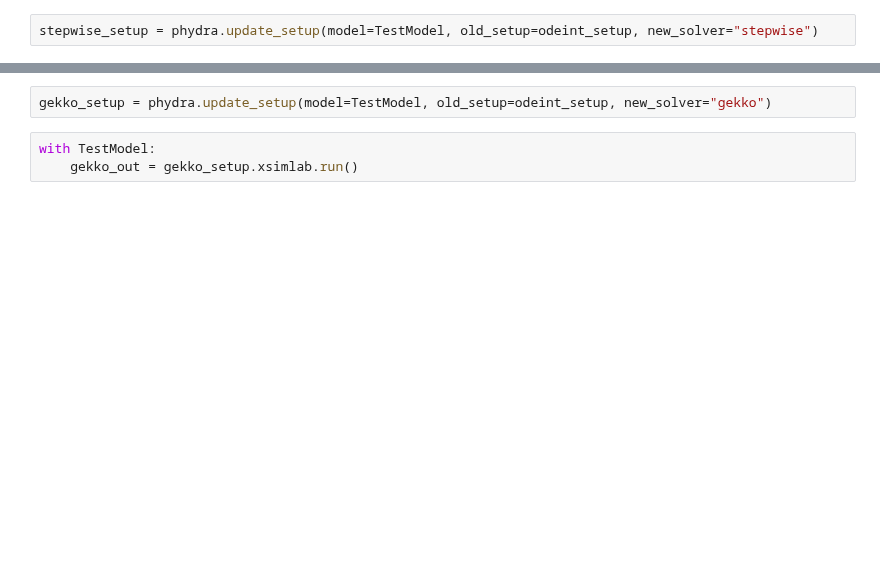
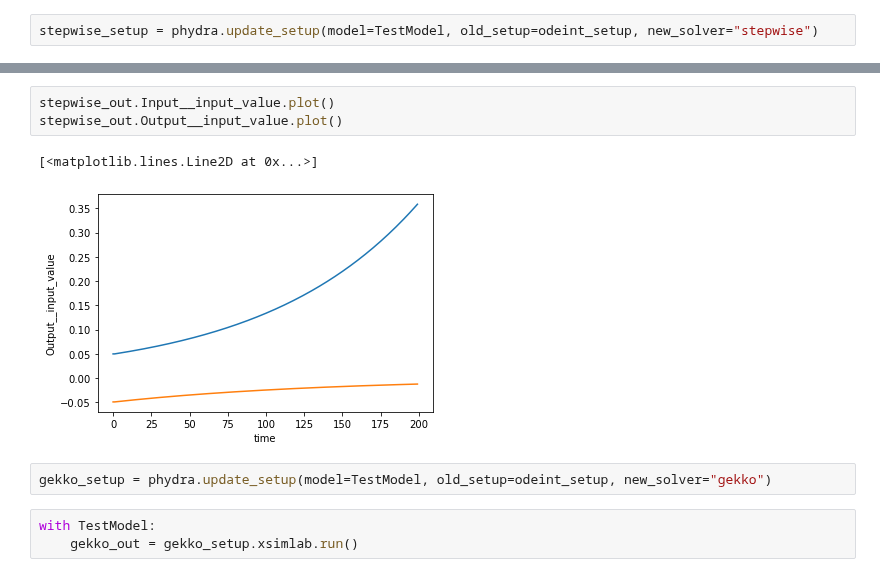
Before and after one commit to ben1post/phydra, a Jupyter notebook: prototypes/PhydraPub_SimplifyCore.ipynb, the cells around one changed output, grey strips where cells are left out. Cells and saved outputs as stored; diff of their text form; blank space fills up the shorter version.

```diff
--- a/prototypes/PhydraPub_SimplifyCore.ipynb
+++ b/prototypes/PhydraPub_SimplifyCore.ipynb
@@ -127,3 +127,9 @@ stepwise_out.Phytoplankton__var_value.plot()
+# %%
+stepwise_out.Input__input_value.plot()
+stepwise_out.Output__input_value.plot()
+# %% [output]
+[<matplotlib.lines.Line2D at 0x...>]
+[figure, added]
 # %%
 gekko_setup = phydra.update_setup(model=TestModel, old_setup=odeint_setup, new_solver="gekko")
 # %%
```
Also changed, not shown: parts of 10 cells of this notebook, 9 other files.
